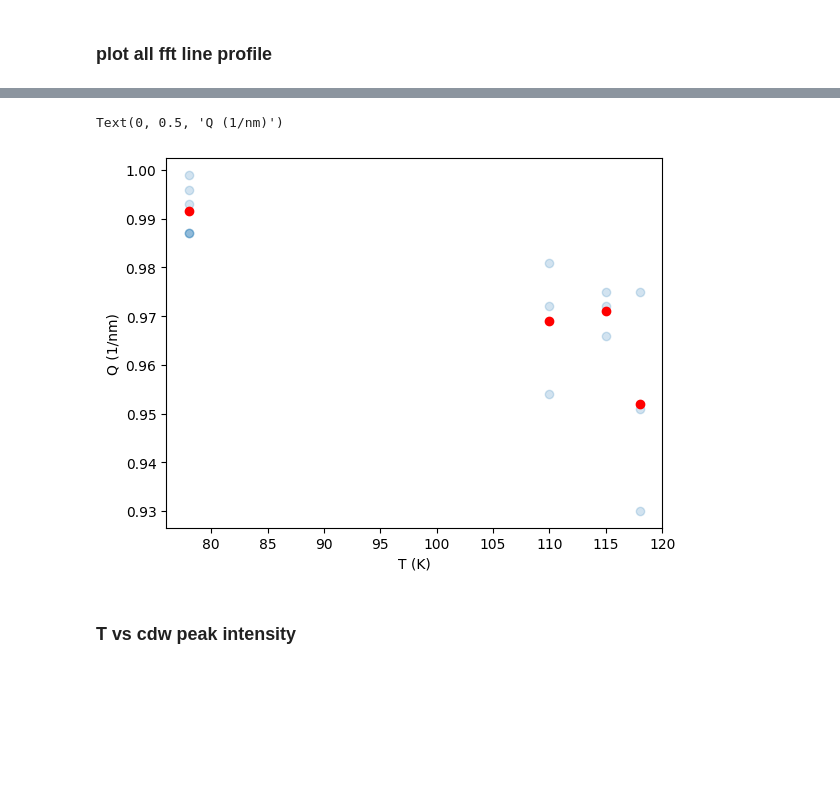
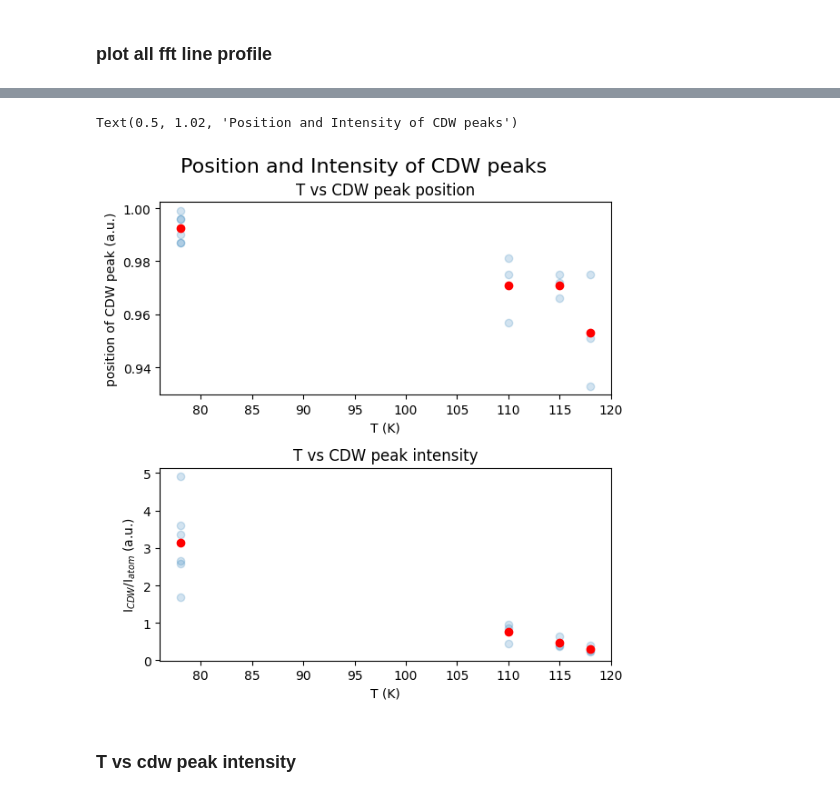
Before and after one commit to Potdooshami/2H_TaSe2_Tc_STM, a Jupyter notebook: fromCleaned.ipynb, the cells around one changed output, grey strips where cells are left out. Cells and saved outputs as stored; diff of their text form; code cells hidden in the pictures; blank space fills up the shorter version.

```diff
--- a/fromCleaned.ipynb
+++ b/fromCleaned.ipynb
@@ -120,6 +122,11 @@ def fft2pkfnd(fft2abs,threshold,choose):
     pk_all = coordinates - (np.array(fft2abs.shape)/2)
     pk_choose = pk_all[choose,:]
   return pk_choose,pk_all
+def get_magnitude_spectrum(arr_cln):
+  fft_result = fft2(arr_cln)
+  fft_result_shifted = fftshift(fft_result)
+  magnitude_spectrum = np.abs(fft_result_shifted)
+  return magnitude_spectrum
 # %%
 vmin = 0 # @param
 vmax = 0.0000001 # @param
@@ -172,3 +179,14 @@ for fn,choose in zip(fns,chooses):
 subtabs(ffts,fns)
 # %% [output]
 Tab(children=(Output(), Output(), Output(), Output(), Output()), selected_index=0, titles=('2HTaSe2_bad_78K097…
+# %%
+fig,axs = plt.subplots(1,5,figsize=(15,3))
+for idt,isb in zip(idts,range(len(idts))):
+    arr_cln = arrSries[fns[idt]]
+    ms = get_magnitude_spectrum(arr_cln)
+    axs[isb].imshow(ms,cmap='gray')
+    plt.sca(axs[isb])
+    axs[isb].set_title(nms[idt])
+    auto199()
+    tickoff()
+plt.suptitle('2D FFT magnitude spectrum of 2H-TaSe2 STM topography by temperature',fontsize=16,y=1.)
@@ -206,7 +227,7 @@ def get_line_profile(img, p1, p2, num_points):
 # %%
 scl = 1.2
 atomPos = 1000
-len_interp = int(atomPos*scl)#1201
+len_interp = int(atomPos*scl)+1#1201
 # atomPos = int(1200/scl)
 fft_pflss = []
 # p1 = [0,0]
@@ -224,3 +245,5 @@ for idt in range(len(fns)):
         fft_pfls.append(fft_pfl)
     fft_pflss.append(fft_pfls)
 # plt.plot(foo)
+# %%
+x_atomUnit = np.linspace(0,scl,len_interp)
@@ -253,25 +301,42 @@ for idt in range(len(fns)):
 # %%
 npamavg = np.array(npamss).mean(axis=1)
 npmavg = np.array(npmss).mean(axis=1)
 npamavT = [(npamavg[0]+npamavg[-1])/2,npamavg[1],npamavg[2],npamavg[3]]
 npmavgT = [(npmavg[0]+npmavg[-1])/2,npmavg[1],npmavg[2],npmavg[3]]
 xs =[]
 ys = []
 y2s = []
 for idt in range(len(fns)):
     for of3 in range(3):
         xs.append(Ts[idt])
         ys.append(npamss[idt][of3])
         y2s.append(npmss[idt][of3])
 ys = np.array(ys)/(1000/3)
 # y2s = np.array(y2s)/(1000/3)
 npamavT = np.array(npamavT)/(1000/3)
+
+
+fig,axs = plt.subplots(2,1,figsize=(6,6))
+
+plt.sca(axs[0])
 plt.scatter(xs,ys,alpha=0.2)
 plt.plot(Ts[:-1],npamavT,'ro')
 plt.xlabel('T (K)')
-plt.ylabel('Q (1/nm)')
+plt.ylabel('position of CDW peak (a.u.)')
+plt.title('T vs CDW peak position')
+
+plt.sca(axs[1])
+plt.scatter(xs,y2s,alpha=0.2)
+plt.plot(Ts[:-1],npmavgT,'ro')
+plt.xlabel('T (K)')
+plt.ylabel('I$_{CDW}$/I$_{atom}$ (a.u.)')
+plt.title('T vs CDW peak intensity')
+
+plt.tight_layout()
+
+plt.suptitle('Position and Intensity of CDW peaks',fontsize=16,y=1.02)
 # %% [output]
-Text(0, 0.5, 'Q (1/nm)')
+Text(0.5, 1.02, 'Position and Intensity of CDW peaks')
-[figure, old version]
+[figure, new version]
 # %% [markdown]
 ### T vs cdw peak intensity
```
Also changed, not shown: parts of 9 cells of this notebook.
